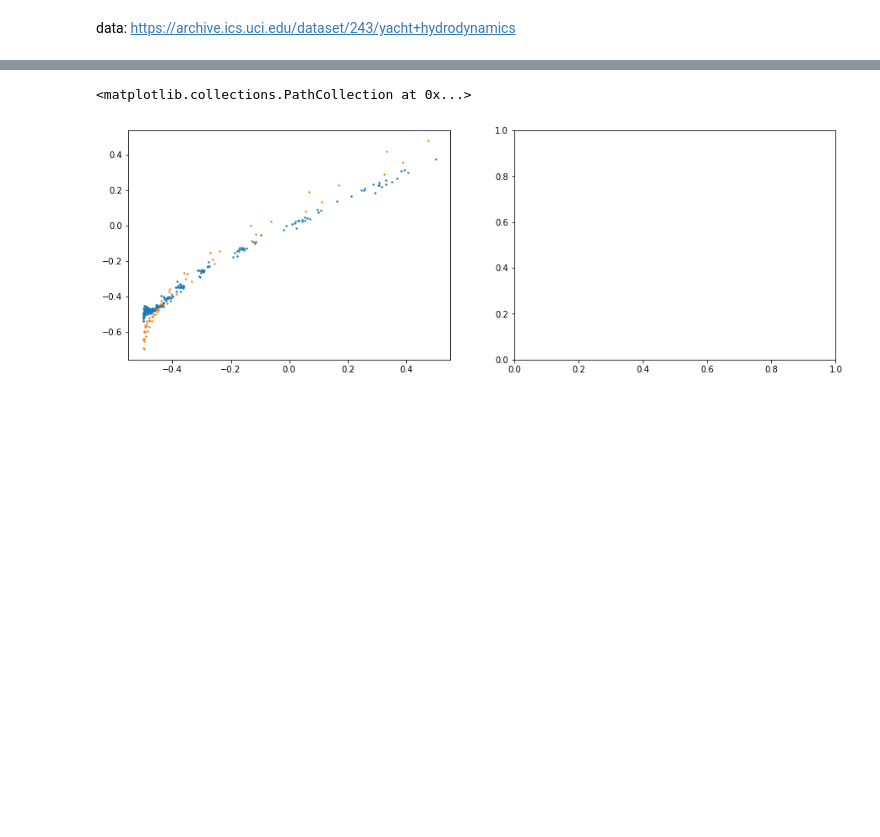
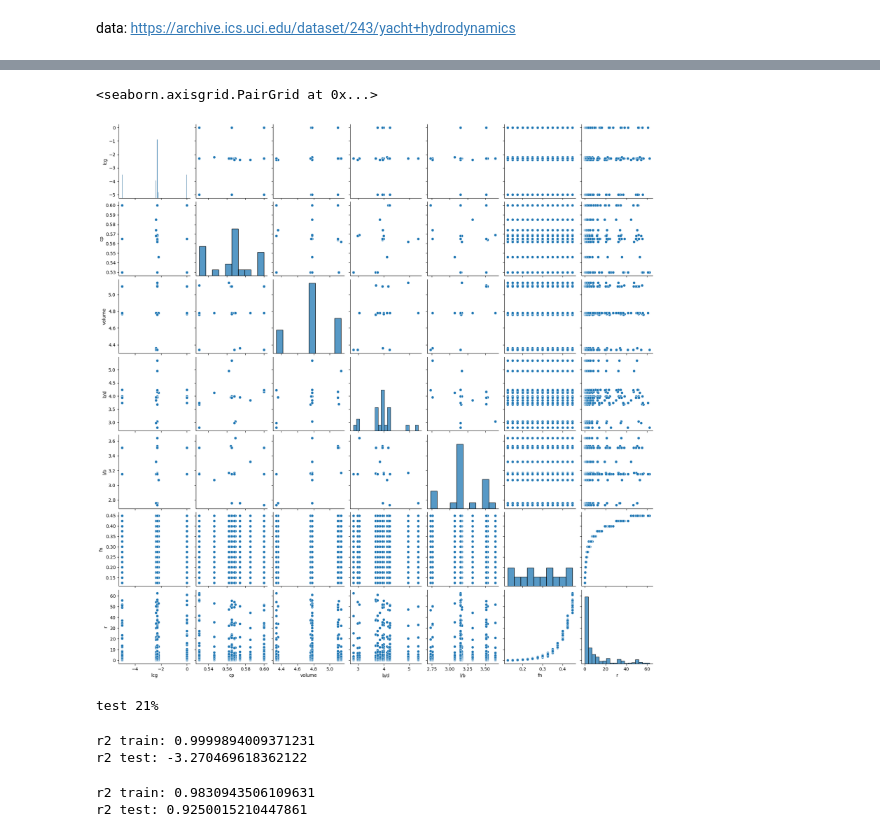
Before and after one commit to andiva/tmpnn, a Jupyter notebook: demo/YachtHydrodynamics.ipynb, the cells around one changed output, grey strips where cells are left out. Saved outputs shown, nothing was run; the diff lists cells and outputs as text; code cells hidden in the pictures; blank space fills up the shorter version.

```diff
--- a/demo/YachtHydrodynamics.ipynb
+++ b/demo/YachtHydrodynamics.ipynb
@@ -30,0 +16,4 @@ plt.scatter(X[:,0], X[:,5], c=Y)
+# %%
+columns = ['lcg', 'cp', 'volume', 'b/d', 'l/b', 'fn', 'r',]
+df = pd.read_csv('yacht_hydrodynamics.data', sep=' ', encoding='utf-8', names=columns)
+df.info()
@@ -31,23 +35,13 @@ plt.scatter(X[:,0], X[:,5], c=Y)
+# %%
+sns.pairplot(df)
+# %% [output]
+<seaborn.axisgrid.PairGrid at 0x...>
+[figure, added]
 # %%
-# test = (Y>=0.2).ravel()
-test = (X[:,0] >= 0.2).ravel()
+X, Y = df.iloc[:,:-1], df.iloc[:,-1]
+test = X['fn']>0.375
 X_train, X_test = X[~test], X[test]
 Y_train, Y_test = Y[~test], Y[test]
+print(f"test {(Y_test.size/Y.size*100):.0f}%")
+# %% [output]
+test 21%
-# %%
-poly_pipe = Pipeline(steps=[('scaler', StandardScaler()),
-                            ('preprocessor', PolynomialFeatures(degree=3, include_bias=False)),
-                            # ('estimator', LinearRegression(normalize=True))
-                            ('estimator', Ridge(alpha=0.1, normalize=True))
-                            # ('estimator', SVR(kernel='poly', degree=4))
-                           ])
-
-poly_pipe.fit(X_train, Y_train)
-Y_pred = poly_pipe.predict(X_train)
-Y_test_pred = poly_pipe.predict(X_test)
-
-_, axs = plt.subplots(1, 2, figsize=(15,5))
-axs[0].scatter(Y_train, Y_pred, s=2)
-axs[0].scatter(Y_test, Y_test_pred, s=2)
-# %% [output]
-<matplotlib.collections.PathCollection at 0x...>
-[figure, removed]
@@ -54 +52,19 @@ axs[0].scatter(Y_test, Y_test_pred, s=2)
+# %%
+model = CatBoostRegressor(random_state=0,iterations=1000)
+model.fit(X_train,Y_train,eval_set=(X_test,Y_test),verbose=0)
+score(model)
+# %% [output]
+r2 train: 0.9999894009371231
+r2 test: -3.270469618362122
+# %%
+model = Pipeline(steps=[
+    ('scaler', StandardScaler()),
+    ('poly', PolynomialFeatures(degree=4, include_bias=False)),
+    ('estimator', LassoLars(0.2))
+])
+model.fit(X_train, Y_train)
+score(model)
+# %% [output]
+r2 train: 0.9830943506109631
+r2 test: 0.9250015210447861
 # %%
```
Also changed, not shown: parts of 10 cells of this notebook, 6 other files.
